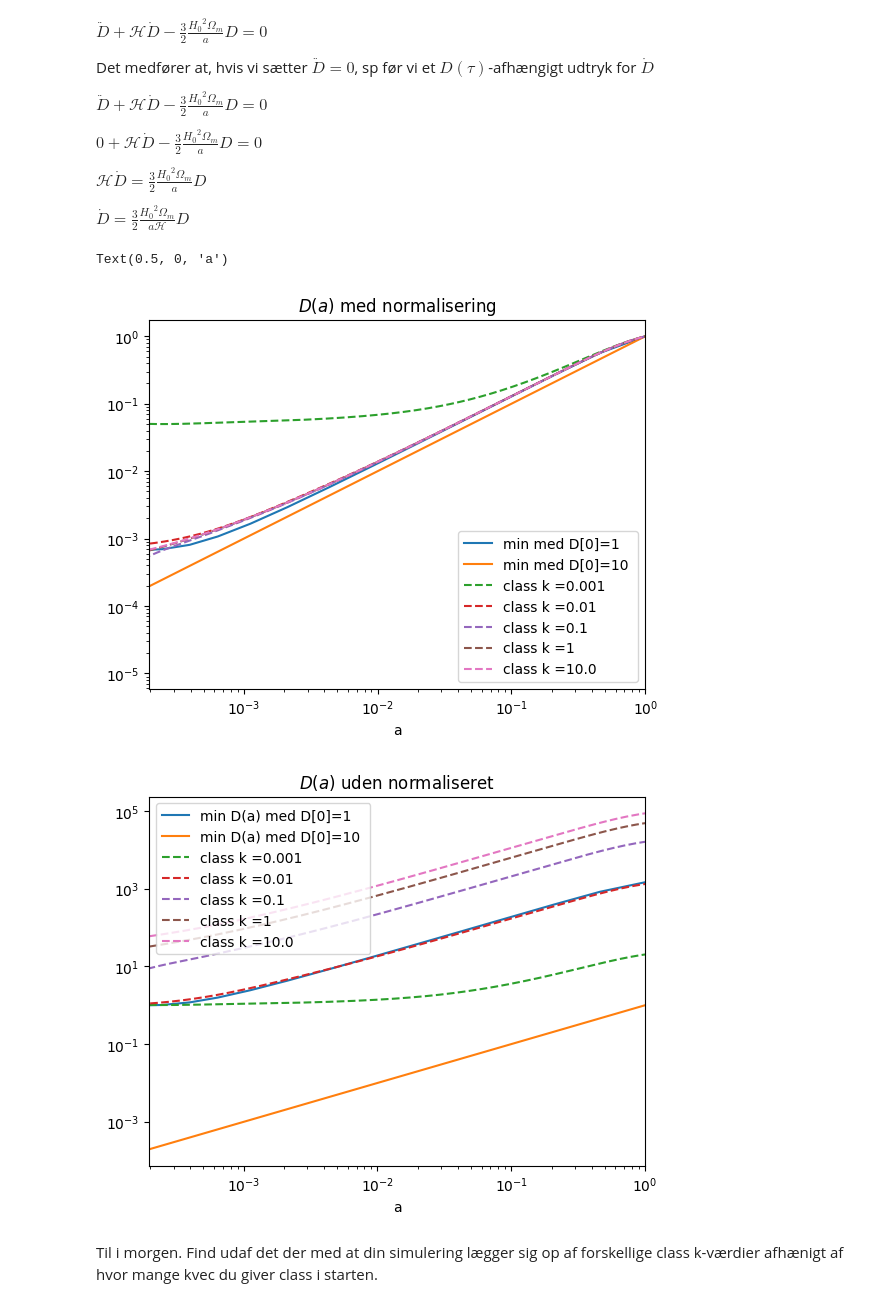
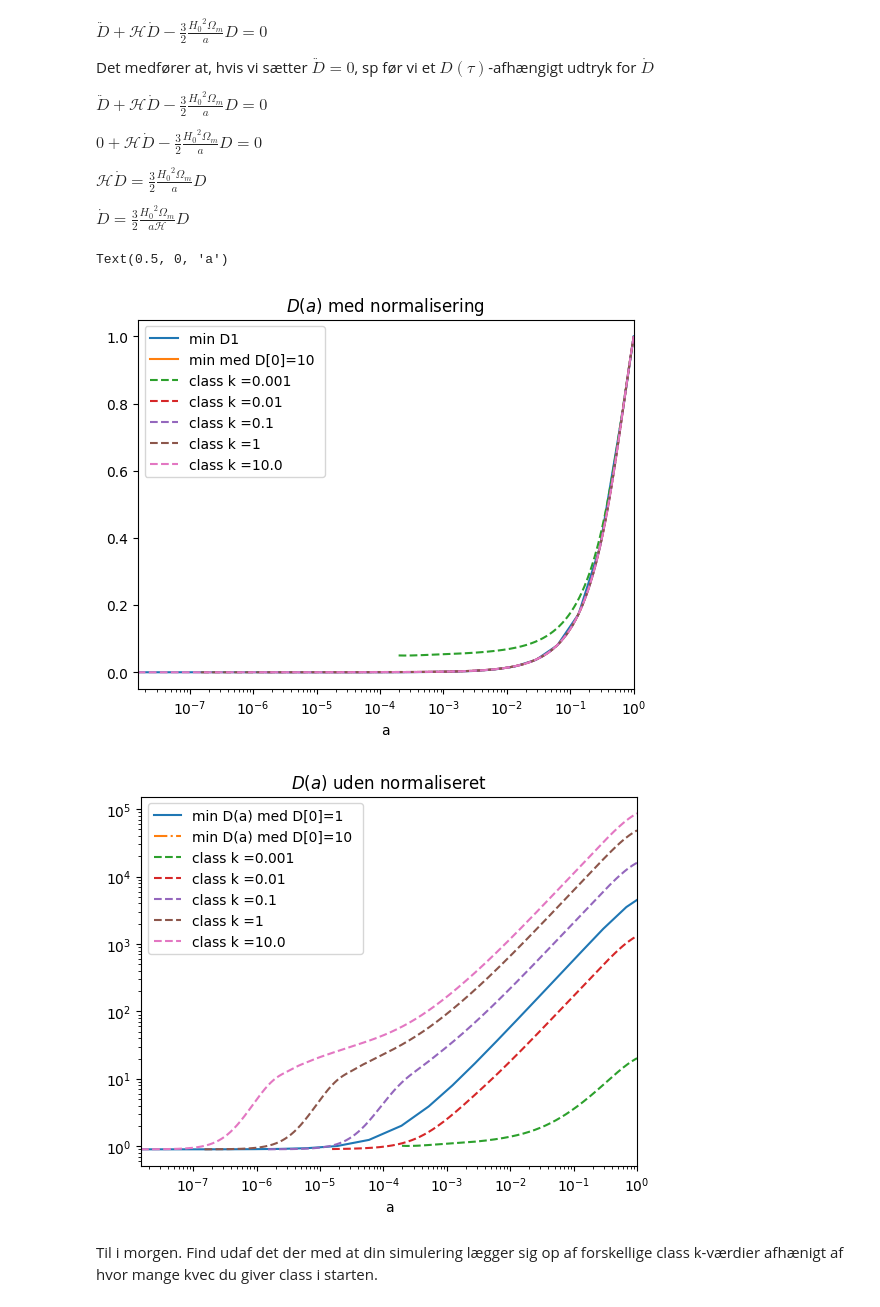
Before and after one commit to eriksteenberg/Power-spectrum-Test, a Jupyter notebook: simulering af cdm uden cs .ipynb, the cells around one changed output. Cells and saved outputs as stored; diff of their text form; code cells hidden in the pictures.

```diff
--- a/simulering af cdm uden cs .ipynb
+++ b/simulering af cdm uden cs .ipynb
@@ -49,14 +49,18 @@ $0 + \mathcal{H}\dot{D} - \frac{3}{2}\frac{{H_0}^2\Omega_m}{a}D=0$
 $ \mathcal{H}\dot{D} = \frac{3}{2}\frac{{H_0}^2\Omega_m}{a}D$
 
 $ \dot{D} = \frac{3}{2}\frac{{H_0}^2\Omega_m}{a\mathcal{H}}D$
+# %%
+z = bg["z"]
+a = 1/(z+1)
 # %%
 ###########################################
 ### her regner jeg min version af delta ###
 
-aend = 1
+aend = a[-1]
 pts0=pts[0]
-a_class = pts0['a']
-a0 = pts0['a'][0]
+a_class = pts[-1]['a']
+a0 = a[0]#pts0['a'][0]
+a0 = a_class[0]
 def H(a):
     return H0 * np.sqrt(Omega_lambda + Omega_M /( a **3) + Omega_R /( a**4))
 
@@ -81,55 +85,53 @@ def D_solve(tau,y):
 
 num = pts0["delta_cdm"][-1]
 
-D0 = 1
+D0 = pts[-1]["delta_cdm"][0]
 dDdt = 3/2 * H0**2 * Omega_M * D0 / (a0 * H(a0))
 params = np.array([a0,D0,dDdt])
 sol_D = sc.solve_ivp(D_solve,t_span = [tau0,tau[-1]], y0 = params)
 a_sol_D = sol_D.y[0]
 
 
-num = pts0["delta_cdm"][-1]
-D0 = 10
+D0 = pts[-1]["delta_cdm"][0]
 dDdt = 3/2 * H0**2 * Omega_M * D0 / (a0 * H(a0))
 params = np.array([a0,D0,dDdt])
-sol_D_lig_10 = sc.solve_ivp(D_solve,t_span = [tau0,tau[-1]], y0 = params)
-D10 = sol_D_lig_10.y[0]
-D10t = sol_D_lig_10.y[0]
+sol_D2 = sc.solve_ivp(D_solve,t_span = [tau0,tau[-1]], y0 = params)
+D10 = sol_D2.y[1]
+D10t = sol_D2.y[2]
 
 
 #######################################
 #########   figurene plottes ##########
 
-#plt.figure(13121231)
-#plt.loglog(sol_D.t,sol_D.y[0])
 plt.figure(1)
-plt.loglog(sol_D.y[0],sol_D.y[1]/sol_D.y[1][-1],label="min med D[0]=1")
+plt.semilogx(sol_D.y[0],sol_D.y[1]/sol_D.y[1][-1],label="min D1")
+#plt.loglog(sol_D2.y[0],sol_D2.y[1]/sol_D2.y[1][-1],label="min D2")
 
-plt.loglog(D10t,D10/D10[-1],label="min med D[0]=10 ")
+plt.semilogx(D10t,D10/D10[-1],label="min med D[0]=10 ")
 for i,k in enumerate(kvec):
-    plt.loglog(pts[i]["a"],pts[i]["delta_cdm"]/pts[i]["delta_cdm"][-1],"--",label="class k ="+str(kvec[i]))
+    plt.semilogx(pts[i]["a"],pts[i]["delta_cdm"]/pts[i]["delta_cdm"][-1],"--",label="class k ="+str(kvec[i]))
 plt.xlabel("a")
 plt.legend()
 plt.xlim([a_sol_D[0],a_sol_D[-1]])
 plt.title(r"$D(a)$ med normalisering")
 plt.xscale("log")
 
 plt.figure(2)
 plt.xlim([a_sol_D[0],a_sol_D[-1]])
-plt.plot(sol_D.y[0],sol_D.y[1],label=r"min D(a) med D[0]=1")
-plt.plot(D10t,D10,label="min D(a) med D[0]=10 ")
+plt.plot(sol_D.y[0],-sol_D.y[1],label=r"min D(a) med D[0]=1")
+plt.plot(D10t,D10,"-.",label="min D(a) med D[0]=10 ")
 plt.xscale("log")
 plt.yscale("log")
 for i,k in enumerate(kvec):
     plt.plot(pts[i]["a"],-pts[i]["delta_cdm"],"--",label="class k ="+str(kvec[i]))
 plt.legend(loc="upper left")
 
 plt.title(r"$D(a)$ uden normaliseret")
 plt.xlabel("a")
 # %% [output]
 Text(0.5, 0, 'a')
-[figure, old version]
+[figure, new version]
-[figure, old version]
+[figure, new version]
 # %% [markdown]
 Til i morgen. Find udaf det der med at din simulering lægger sig op af forskellige class k-værdier afhænigt af hvor mange kvec du giver class i starten.
 # %%
```
Also changed, not shown: parts of 11 cells of this notebook, 5 other files.
